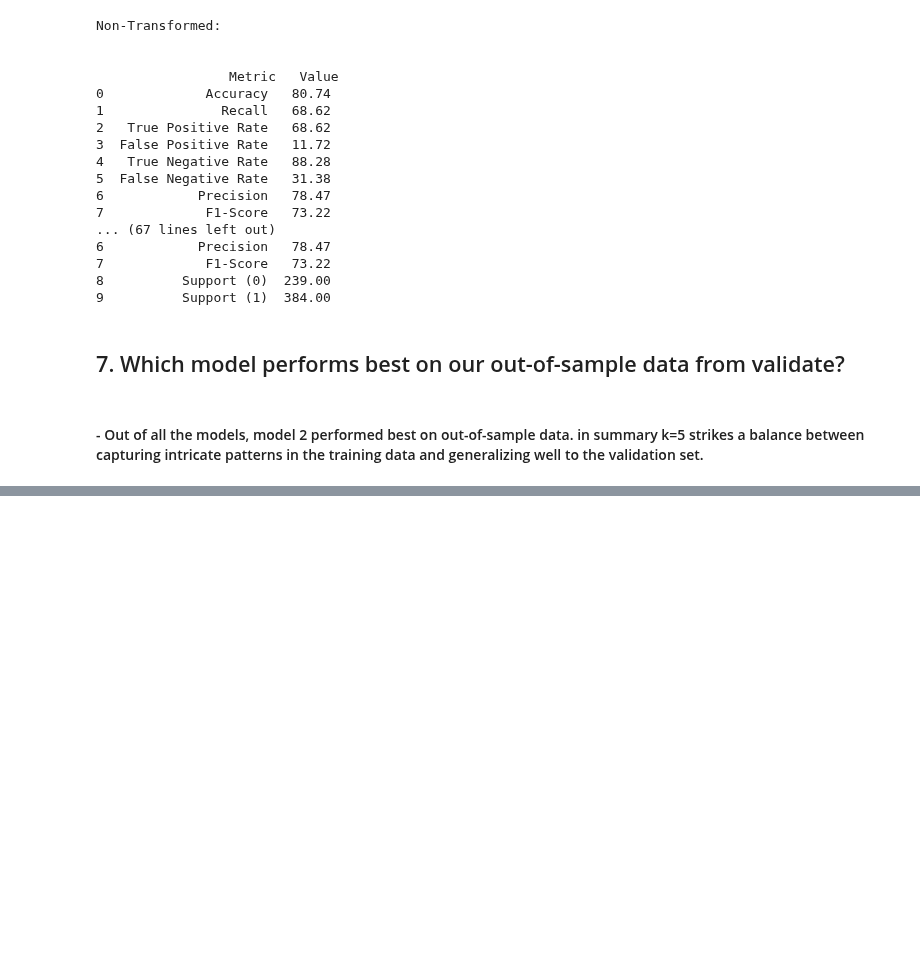
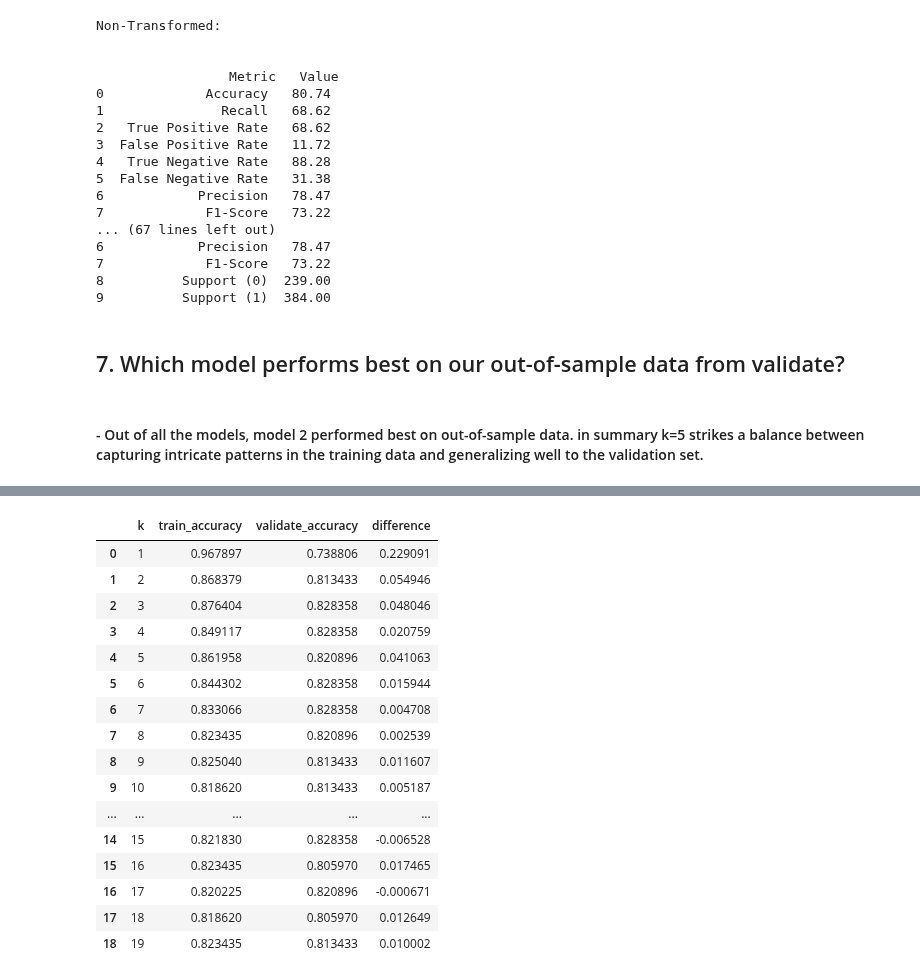
Before and after one commit to Marc-Aradillas/Classification_exercises.ipynb, a Jupyter notebook: knn_model.ipynb, the cells around one changed output, grey strips where cells are left out. Drawn from its saved outputs; the diff is of its cells as text; code cells hidden in the pictures; blank space fills up the shorter version.

```diff
--- a/knn_model.ipynb
+++ b/knn_model.ipynb
@@ -851,0 +899,51 @@ Non-Transformed:
+# %%
+def perform_knn_hyperparameter_search(X_train, y_train, X_val, max_k=20):
+    metrics = []
+
+    for k in range(1, max_k):
+        knn = KNeighborsClassifier(n_neighbors=k)
+        mms = MinMaxScaler()
+
+        X_train[['age', 'fare']] = mms.fit_transform(X_train[['age', 'fare']])
+        X_val[['age', 'fare']] = mms.transform(X_val[['age', 'fare']])
+
+        knn.fit(X_train, y_train)
+        y_train_pred = knn.predict(X_train)
+        y_val_pred = knn.predict(X_val)
+
+        train_acc = knn.score(X_train, y_train)
+        val_acc = knn.score(X_val, y_val)
+
+        output = {
+            "k": k,
+            "train_accuracy": train_acc,
+            "validate_accuracy": val_acc
+        }
+
+        metrics.append(output)
+
+    eval_df = pd.DataFrame(metrics)
+    eval_df['difference'] = eval_df['train_accuracy'] - eval_df['validate_accuracy']
+
+    return eval_df
+
+result_df = pd.DataFrame(perform_knn_hyperparameter_search(X_train, y_train, X_val, max_k=20))
+result_df
+# %% [output]
+|  | k | train_accuracy | validate_accuracy | difference |
+| 0 | 1 | 0.967897 | 0.738806 | 0.229091 |
+| 1 | 2 | 0.868379 | 0.813433 | 0.054946 |
+| 2 | 3 | 0.876404 | 0.828358 | 0.048046 |
+| 3 | 4 | 0.849117 | 0.828358 | 0.020759 |
+| 4 | 5 | 0.861958 | 0.820896 | 0.041063 |
+| 5 | 6 | 0.844302 | 0.828358 | 0.015944 |
+| 6 | 7 | 0.833066 | 0.828358 | 0.004708 |
+| 7 | 8 | 0.823435 | 0.820896 | 0.002539 |
+| 8 | 9 | 0.825040 | 0.813433 | 0.011607 |
+| 9 | 10 | 0.818620 | 0.813433 | 0.005187 |
+| ... | ... | ... | ... | ... |
+| 14 | 15 | 0.821830 | 0.828358 | -0.006528 |
+| 15 | 16 | 0.823435 | 0.805970 | 0.017465 |
+| 16 | 17 | 0.820225 | 0.820896 | -0.000671 |
+| 17 | 18 | 0.818620 | 0.805970 | 0.012649 |
+| 18 | 19 | 0.823435 | 0.813433 | 0.010002 |
```
Also changed, not shown: parts of 4 cells of this notebook, 2 other files.
